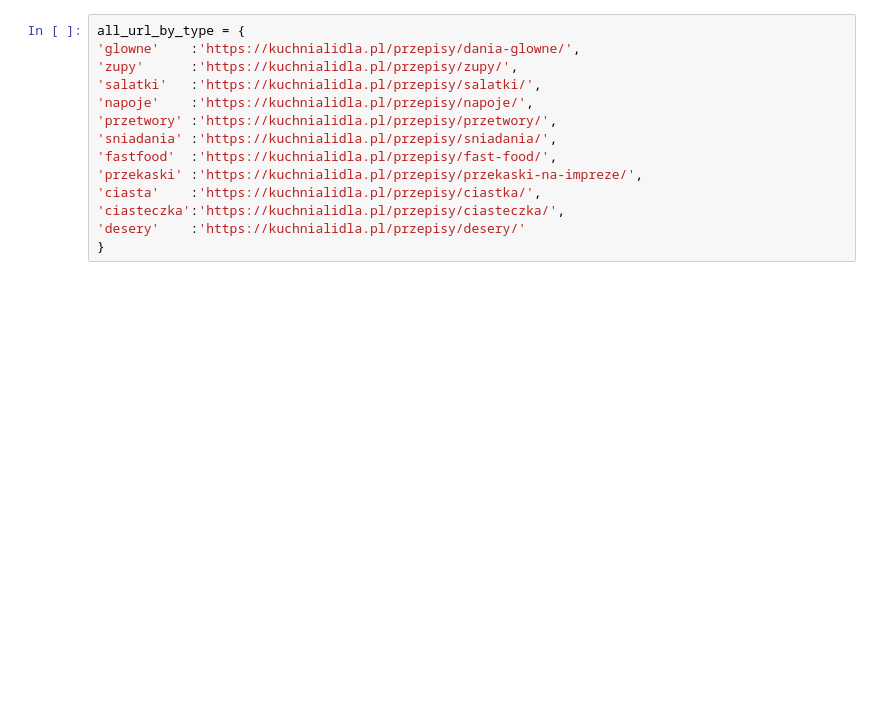
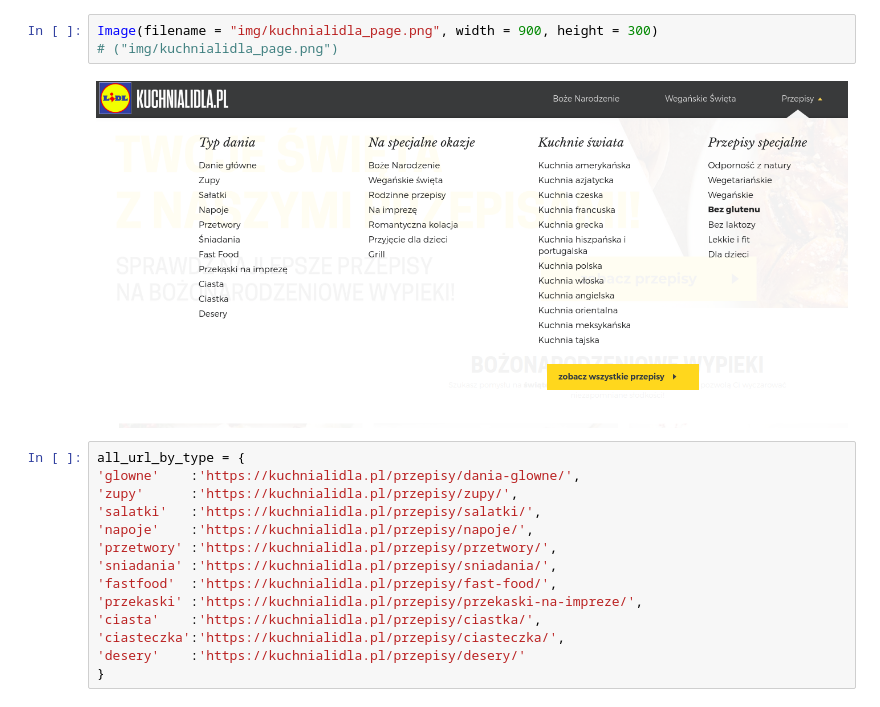
Before and after one commit to d0lar/recipe_matcher, a Jupyter notebook: 1. Web scrapping - database preparation.ipynb, the cells around one changed output. Cells and saved outputs as stored; diff of their text form; blank space fills up the shorter version.

```diff
--- a/1. Web scrapping - database preparation.ipynb
+++ b/1. Web scrapping - database preparation.ipynb
@@ -9,3 +13,8 @@ from requests.packages.urllib3.util.retry import Retry
+# %%
+Image(filename = "img/kuchnialidla_page.png", width = 900, height = 300)
+# ("img/kuchnialidla_page.png")
+# %% [output]
+[figure, added]
 # %%
 all_url_by_type = {
 'glowne'    :'https://kuchnialidla.pl/przepisy/dania-glowne/',
```
Also changed, not shown: parts of 26 cells of this notebook, 6 other files.
